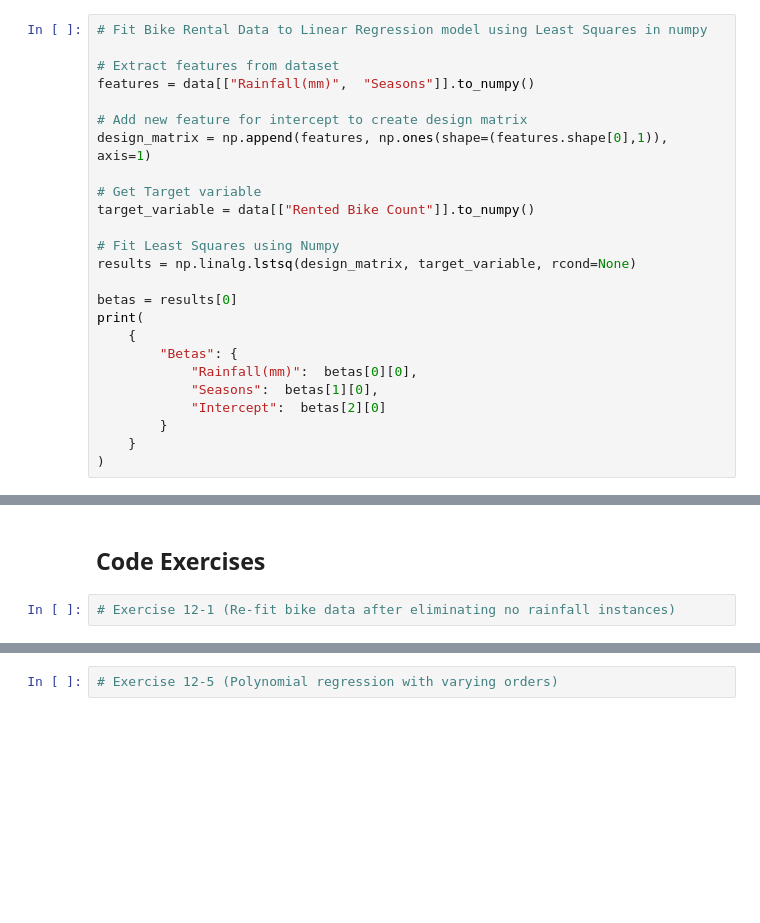
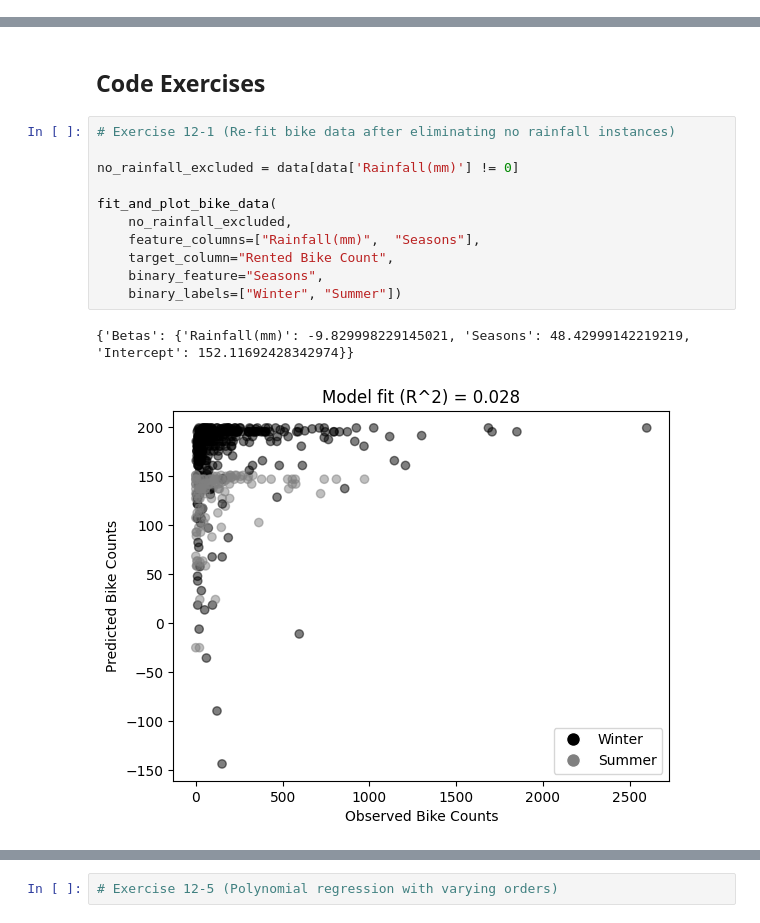
Before and after one commit to MiesnerJacob/practical-linear-algebra-for-data-science, a Jupyter notebook: 12-least-squares-applications.ipynb, the cells around one changed output, grey strips where cells are left out. Cells and saved outputs as stored; diff of their text form; blank space fills up the shorter version.

```diff
--- a/12-least-squares-applications.ipynb
+++ b/12-least-squares-applications.ipynb
@@ -40,28 +44,3 @@ data.describe()
 | 50% | 504.500000 | 11.500000 | 13.700000 | 57.000000 | 1.500000 | 1698.000000 | ... |
 | 75% | 1065.250000 | 17.250000 | 22.500000 | 74.000000 | 2.300000 | 2000.000000 | ... |
 | max | 3556.000000 | 23.000000 | 39.400000 | 98.000000 | 7.400000 | 2000.000000 | ... |
-# %%
-# Fit Bike Rental Data to Linear Regression model using Least Squares in numpy
-
-# Extract features from dataset
-features = data[["Rainfall(mm)",  "Seasons"]].to_numpy()
-
-# Add new feature for intercept to create design matrix
-design_matrix = np.append(features, np.ones(shape=(features.shape[0],1)), axis=1)
-
-# Get Target variable
-target_variable = data[["Rented Bike Count"]].to_numpy()
-
-# Fit Least Squares using Numpy
-results = np.linalg.lstsq(design_matrix, target_variable, rcond=None)
-
-betas = results[0]
-print(
-    {
-        "Betas": {
-            "Rainfall(mm)":  betas[0][0],
-            "Seasons":  betas[1][0],
-            "Intercept":  betas[2][0]
-        }
-    }
-)
@@ -152,5 +209,17 @@ plt.show()
 ## Code Exercises
 # %%
 # Exercise 12-1 (Re-fit bike data after eliminating no rainfall instances)
+
+no_rainfall_excluded = data[data['Rainfall(mm)'] != 0]
+
+fit_and_plot_bike_data(
+    no_rainfall_excluded,
+    feature_columns=["Rainfall(mm)",  "Seasons"],
+    target_column="Rented Bike Count",
+    binary_feature="Seasons",
+    binary_labels=["Winter", "Summer"])
+# %% [output]
+{'Betas': {'Rainfall(mm)': -9.829998229145021, 'Seasons': 48.42999142219219, 'Intercept': 152.11692428342974}}
+[figure, added]
 # %%
 # Exercise 12-2 (Re-fit bike data after replacing seasons with temperature data)
```
Also changed, not shown: parts of 8 cells of this notebook.
